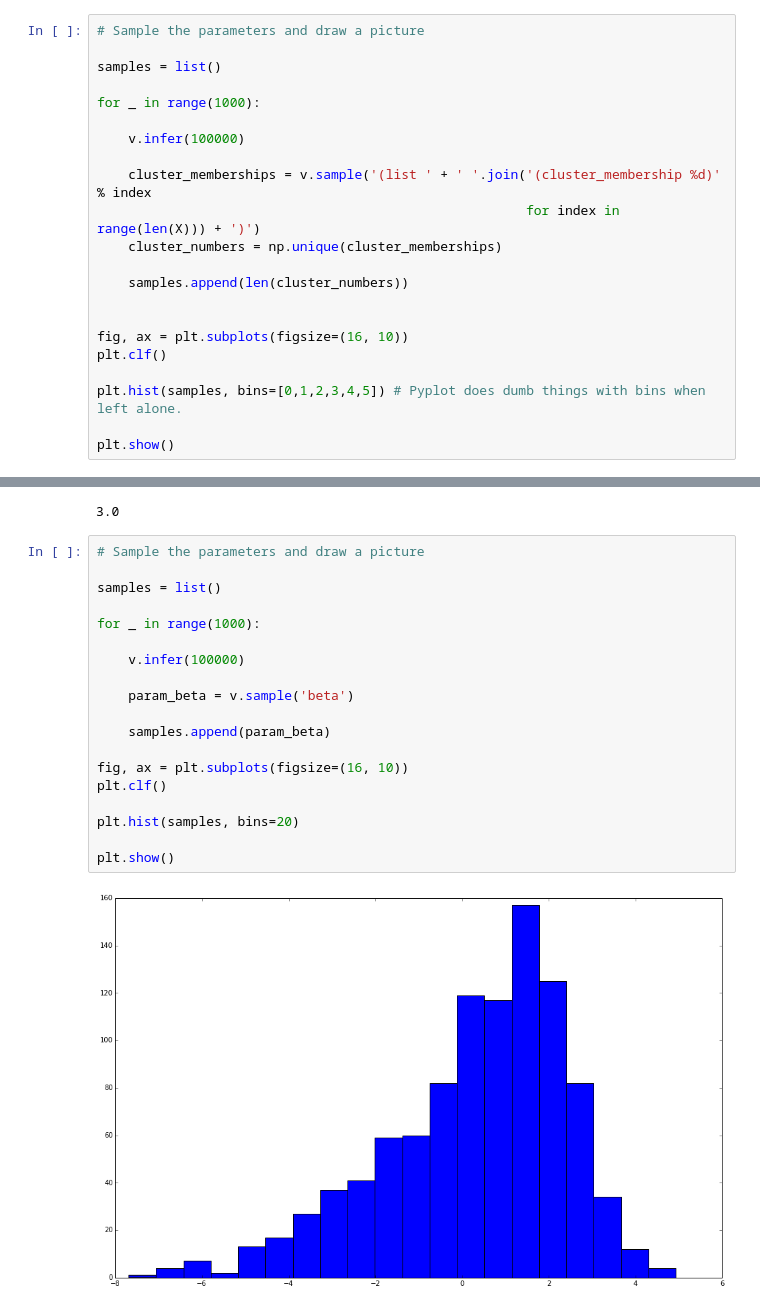
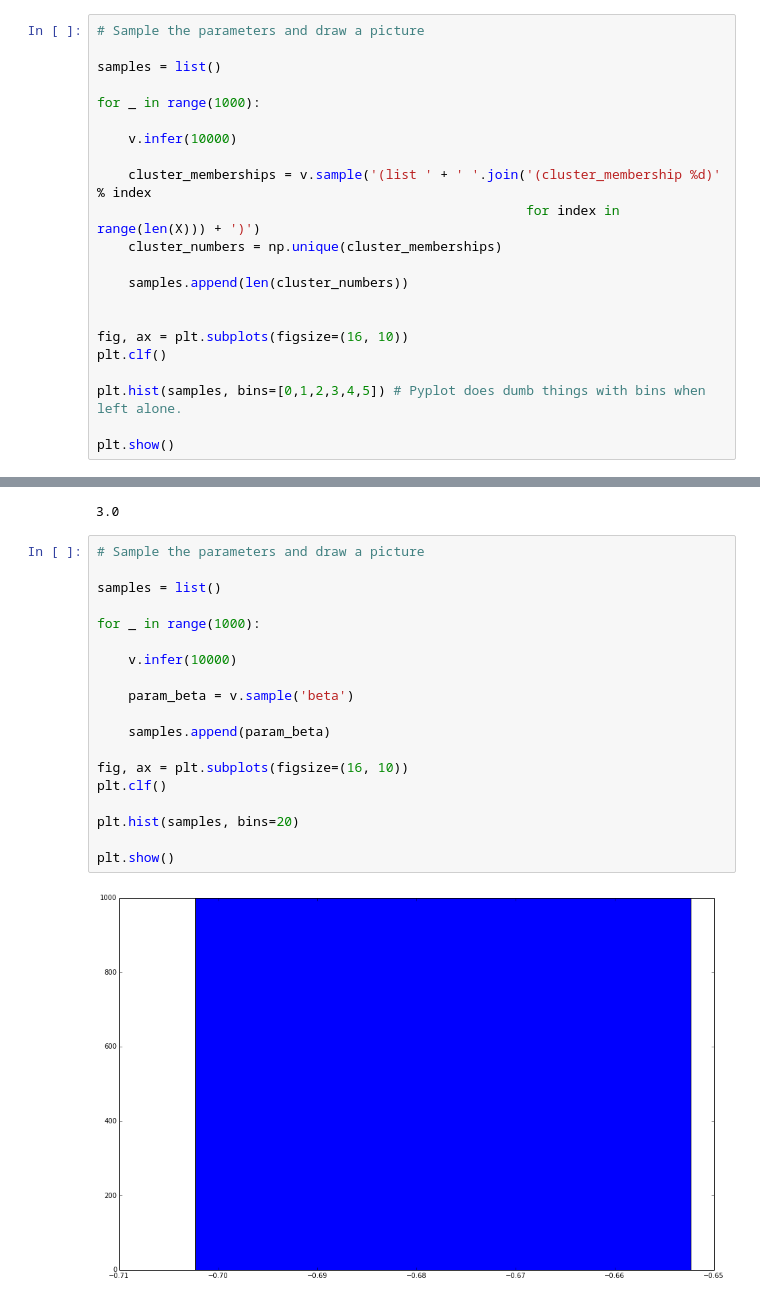
Before and after one commit to ap728/ppl-hormones, a Jupyter notebook: src/main.ipynb, the cells around one changed output, grey strips where cells are left out. Cells and saved outputs as stored; diff of their text form.

```diff
--- a/src/main.ipynb
+++ b/src/main.ipynb
@@ -186,7 +186,7 @@ samples = list()
 
 for _ in range(1000):
 
-    v.infer(100000)
+    v.infer(10000)
 
     cluster_memberships = v.sample('(list ' + ' '.join('(cluster_membership %d)' % index
                                                        for index in range(len(X))) + ')')
@@ -232,24 +232,24 @@ np.median(samples)
 # %%
 # Sample the parameters and draw a picture
 
 samples = list()
 
 for _ in range(1000):
 
-    v.infer(100000)
+    v.infer(10000)
 
     param_beta = v.sample('beta')
 
     samples.append(param_beta)
 
 fig, ax = plt.subplots(figsize=(16, 10))
 plt.clf()
 
 plt.hist(samples, bins=20)
 
 plt.show()
 # %% [output]
-[figure, old version]
+[figure, new version]
 # %%
 # ggplot
 # Relies on list of samples generated from for loop above
```
Also changed, not shown: parts of 8 cells of this notebook.
